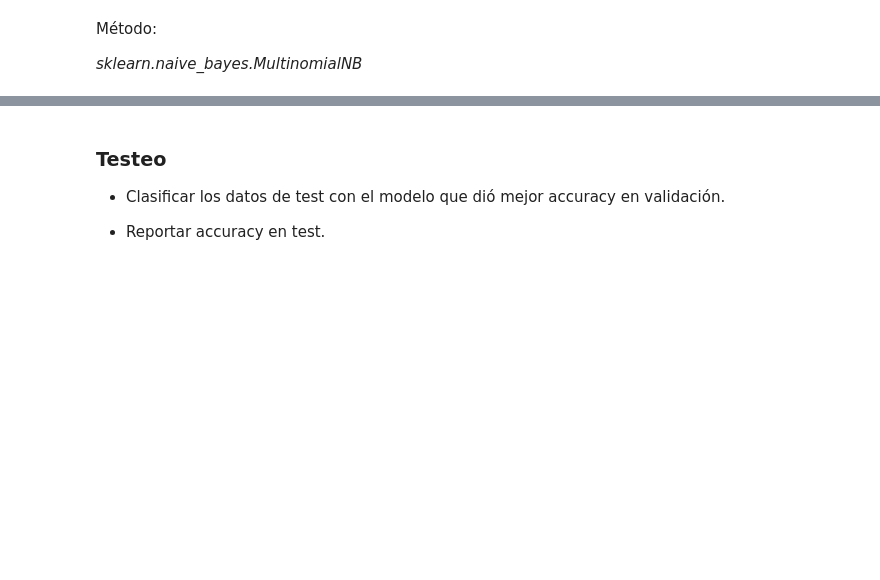
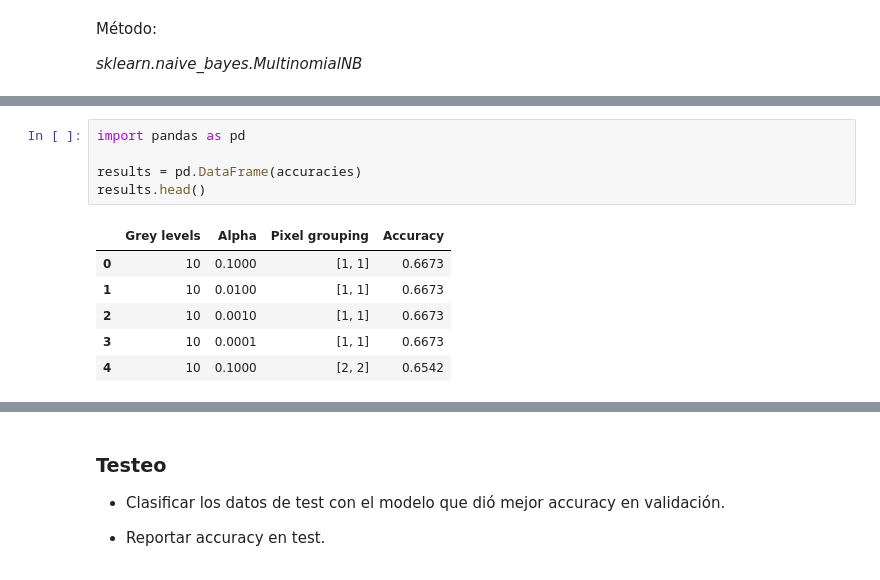
Before and after one commit to rocioparra/redes-neuronales, a Jupyter notebook: 02-naive-bayes/RN20202Q_NaiveBayes_Parra.ipynb, the cells around one changed output, grey strips where cells are left out. Saved outputs shown, nothing was run; the diff lists cells and outputs as text; blank space fills up the shorter version.

```diff
--- a/02-naive-bayes/RN20202Q_NaiveBayes_Parra.ipynb
+++ b/02-naive-bayes/RN20202Q_NaiveBayes_Parra.ipynb
@@ -288,0 +367,12 @@ X_val_porEscalas[255]=X_val
+# %%
+import pandas as pd
+
+results = pd.DataFrame(accuracies)
+results.head()
+# %% [output]
+|  | Grey levels | Alpha | Pixel grouping | Accuracy |
+| 0 | 10 | 0.1000 | [1, 1] | 0.6673 |
+| 1 | 10 | 0.0100 | [1, 1] | 0.6673 |
+| 2 | 10 | 0.0010 | [1, 1] | 0.6673 |
+| 3 | 10 | 0.0001 | [1, 1] | 0.6673 |
+| 4 | 10 | 0.1000 | [2, 2] | 0.6542 |
```
Also changed, not shown: parts of 18 cells of this notebook.
